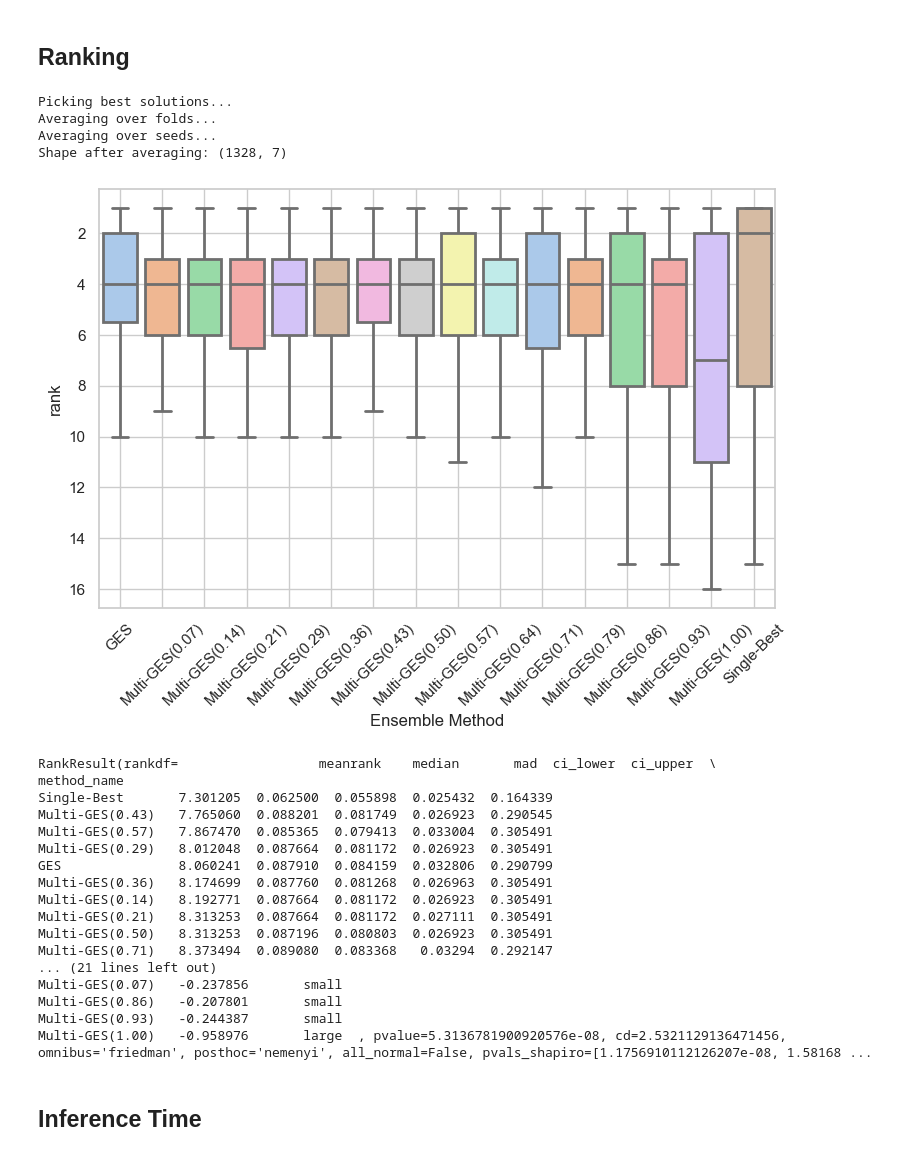
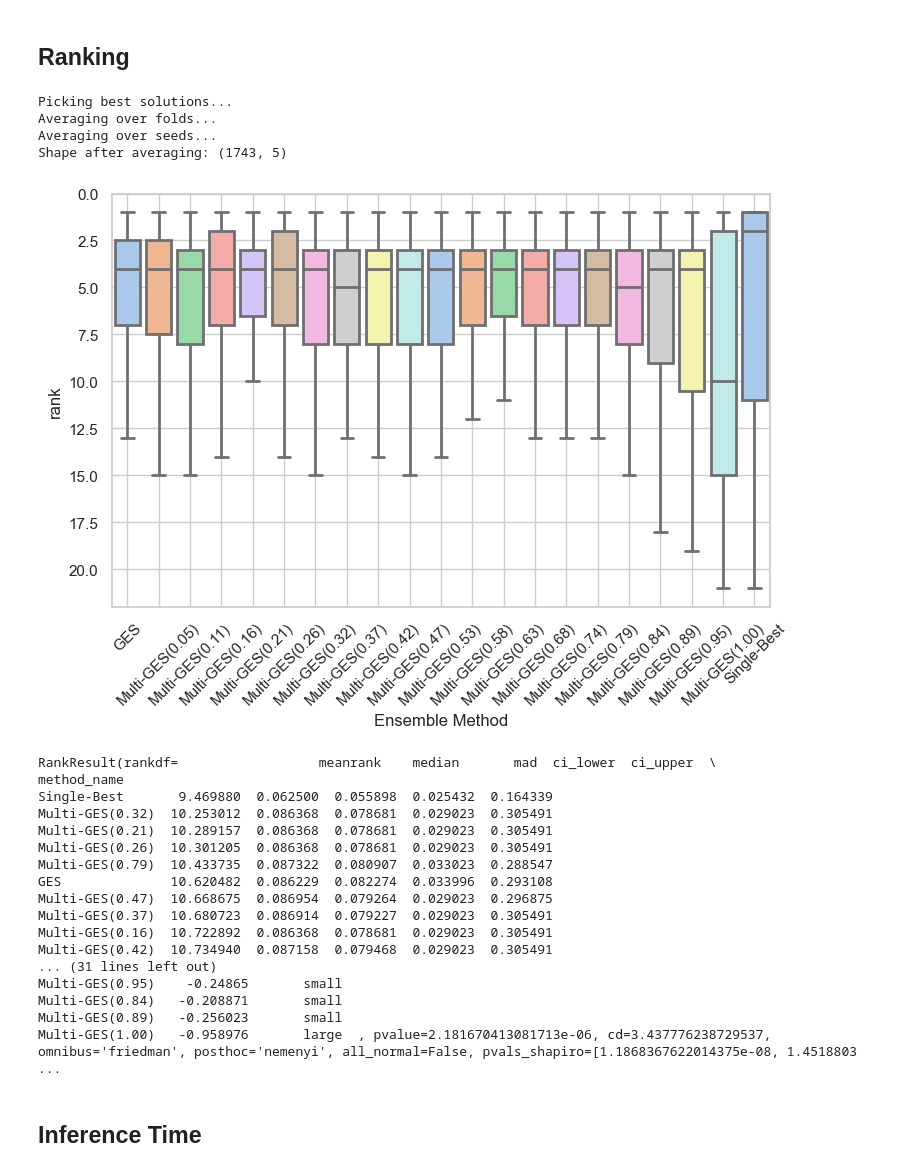
Before and after one commit to Atraxus/HA-ES, a Jupyter notebook: haes/plotting.ipynb, the cells around one changed output. Drawn from its saved outputs; the diff is of its cells as text; code cells hidden in the pictures.

```diff
--- a/haes/plotting.ipynb
+++ b/haes/plotting.ipynb
@@ -32,7 +32,7 @@ method_id_name_dict = {
     "MEMORY_QDO": "Memory-QDO-ES",
     "DISK_QDO": "Diskspace-QDO-ES",
 }
-infer_time_weights = np.linspace(0, 1, num=15)[1:]
+infer_time_weights = np.linspace(0, 1, num=20)[1:]
 infer_time_weights = np.round(infer_time_weights, 2)
 multi_ges_method_ids = [f"MULTI_GES-{time_weight:.2f}" for time_weight in infer_time_weights]
 multi_ges_method_names = [f"Multi-GES({time_weight:.2f})" for time_weight in infer_time_weights]
@@ -1206,8 +1207,8 @@ avg_over_folds = (
     best_val_scores.groupby(["task_id", "method_name", "seed"])
     .agg(
         {
-            "normalized_memory": "mean",
-            "normalized_diskspace": "mean",
+            # "normalized_memory": "mean",
+            # "normalized_diskspace": "mean",
             "roc_auc_val": "mean",
             "roc_auc_test": "mean",
             "inference_time": "mean",
@@ -1220,8 +1221,8 @@ avg_over_seeds = (
     avg_over_folds.groupby(["task_id", "method_name"])
     .agg(
         {
-            "normalized_memory": "mean",
-            "normalized_diskspace": "mean",
+            # "normalized_memory": "mean",
+            # "normalized_diskspace": "mean",
             "roc_auc_val": "mean",
             "roc_auc_test": "mean",
             "inference_time": "mean"
@@ -1231,52 +1232,52 @@ avg_over_seeds = (
 )
 
 # Plot boxplot for inference time and performance
 print(f"Shape after averaging: {avg_over_seeds.shape}")
 
 # Rank data within each task based on 'roc_auc_test' and add as a new column
 avg_over_seeds["rank"] = avg_over_seeds.groupby("task_id")["roc_auc_test"].rank(
     "dense", ascending=False
 )
 boxplot(avg_over_seeds, "rank", flip_y_axis=True)
 avg_over_seeds["negated_roc_auc_test"] = 1 - avg_over_seeds["roc_auc_test"]
 pivot_ranks = avg_over_seeds.pivot(
     index="task_id", columns="method_name", values="negated_roc_auc_test"
 )
 cd_evaluation(
     pivot_ranks,
     maximize_metric=False,
     plt_title="Rankings Critical Difference Plot",
     filename="../plots/CDPRankings.pdf",
 )
 cd_evaluation(
     pivot_ranks,
     maximize_metric=False,
     plt_title="Rankings Critical Difference Plot",
     filename="../plots/CDPRankings.png",
 )
 # %% [output]
 Picking best solutions...
 Averaging over folds...
 Averaging over seeds...
-Shape after averaging: (1328, 7)
+Shape after averaging: (1743, 5)
-[figure, old version]
+[figure, new version]
 RankResult(rankdf=                  meanrank    median       mad  ci_lower  ci_upper  \
 method_name
-Single-Best       7.301205  0.062500  0.055898  0.025432  0.164339
-Multi-GES(0.43)   7.765060  0.088201  0.081749  0.026923  0.290545
-Multi-GES(0.57)   7.867470  0.085365  0.079413  0.033004  0.305491
-Multi-GES(0.29)   8.012048  0.087664  0.081172  0.026923  0.305491
-GES               8.060241  0.087910  0.084159  0.032806  0.290799
-Multi-GES(0.36)   8.174699  0.087760  0.081268  0.026963  0.305491
-Multi-GES(0.14)   8.192771  0.087664  0.081172  0.026923  0.305491
-Multi-GES(0.21)   8.313253  0.087664  0.081172  0.027111  0.305491
-Multi-GES(0.50)   8.313253  0.087196  0.080803  0.026923  0.305491
-Multi-GES(0.71)   8.373494  0.089080  0.083368   0.03294  0.292147
-... (21 lines left out)
-Multi-GES(0.07)   -0.237856       small
-Multi-GES(0.86)   -0.207801       small
-Multi-GES(0.93)   -0.244387       small
-Multi-GES(1.00)   -0.958976       large  , pvalue=5.3136781900920576e-08, cd=2.5321129136471456, omnibus='friedman', posthoc='nemenyi', all_normal=False, pvals_shapiro=[1.1756910112126207e-08, 1.58168 ...
+Single-Best       9.469880  0.062500  0.055898  0.025432  0.164339
+Multi-GES(0.32)  10.253012  0.086368  0.078681  0.029023  0.305491
+Multi-GES(0.21)  10.289157  0.086368  0.078681  0.029023  0.305491
+Multi-GES(0.26)  10.301205  0.086368  0.078681  0.029023  0.305491
+Multi-GES(0.79)  10.433735  0.087322  0.080907  0.033023  0.288547
+GES              10.620482  0.086229  0.082274  0.033996  0.293108
+Multi-GES(0.47)  10.668675  0.086954  0.079264  0.029023  0.296875
+Multi-GES(0.37)  10.680723  0.086914  0.079227  0.029023  0.305491
+Multi-GES(0.16)  10.722892  0.086368  0.078681  0.029023  0.305491
+Multi-GES(0.42)  10.734940  0.087158  0.079468  0.029023  0.305491
+... (31 lines left out)
+Multi-GES(0.95)    -0.24865       small
+Multi-GES(0.84)   -0.208871       small
+Multi-GES(0.89)   -0.256023       small
+Multi-GES(1.00)   -0.958976       large  , pvalue=2.181670413081713e-06, cd=3.437776238729537, omnibus='friedman', posthoc='nemenyi', all_normal=False, pvals_shapiro=[1.1868367622014375e-08, 1.4518803 ...
 # %% [markdown]
 ## Inference Time
 # %%
```
Also changed, not shown: parts of 11 cells of this notebook, 6 other files.
